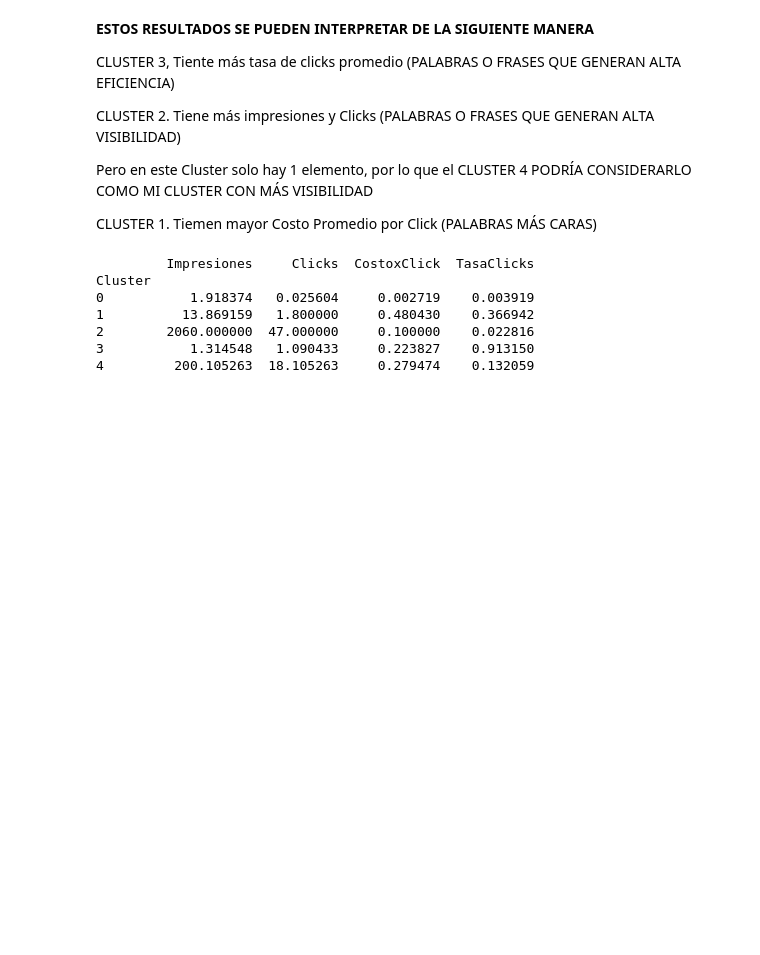
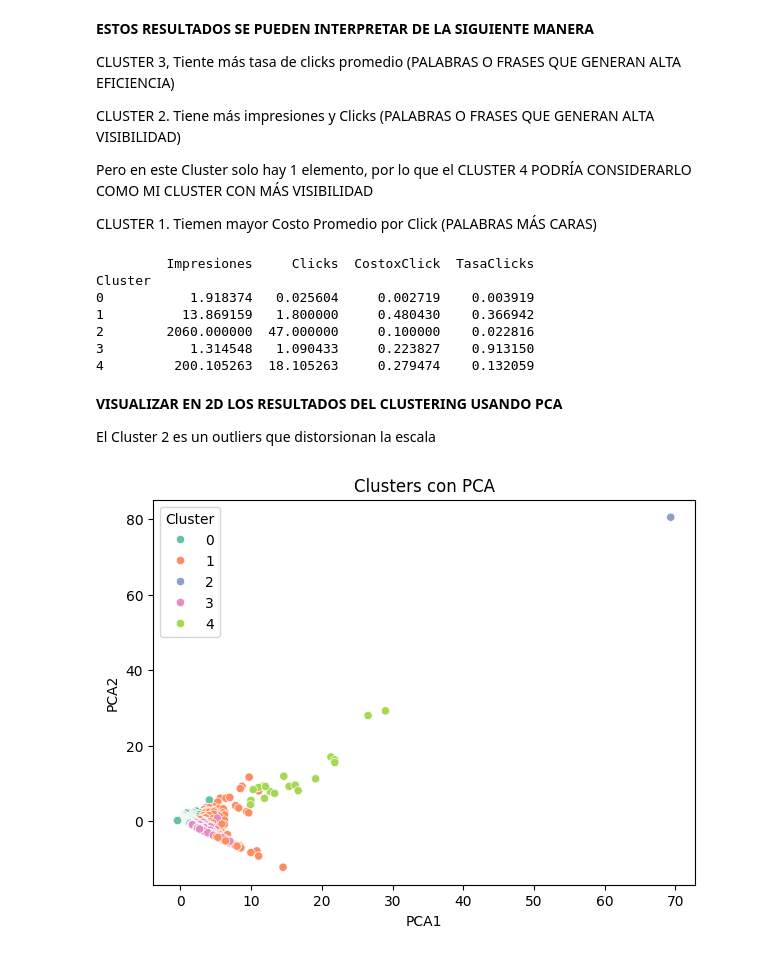
Before and after one commit to mpaomend/g6_aprendizajeautomaticoico_s3, a Jupyter notebook: colab/g6_aprendizajeautomaticoico_s3_KMEANS.ipynb, the cells around one changed output. Cells and saved outputs as stored; diff of their text form; code cells hidden in the pictures; blank space fills up the shorter version.

```diff
--- a/colab/g6_aprendizajeautomaticoico_s3_KMEANS.ipynb
+++ b/colab/g6_aprendizajeautomaticoico_s3_KMEANS.ipynb
@@ -106,3 +106,25 @@ Cluster
 2        2060.000000  47.000000     0.100000    0.022816
 3           1.314548   1.090433     0.223827    0.913150
 4         200.105263  18.105263     0.279474    0.132059
+# %% [markdown]
+**VISUALIZAR EN 2D LOS RESULTADOS DEL CLUSTERING USANDO PCA**
+
+
+
+El Cluster 2 es un outliers que distorsionan la escala
+# %%
+#Visualización 2D con PCA
+pca = PCA(n_components=2)
+X_pca = pca.fit_transform(X_scaled)
+
+# Agregar al DataFrame
+df['PCA1'] = X_pca[:, 0]
+df['PCA2'] = X_pca[:, 1]
+
+# Plot
+plt.figure(figsize=(7, 5))
+sns.scatterplot(data=df, x='PCA1', y='PCA2', hue='Cluster', palette='Set2')
+plt.title('Clusters con PCA')
+plt.show()
+# %% [output]
+[figure, added]
```
Also changed, not shown: parts of 4 cells of this notebook.
